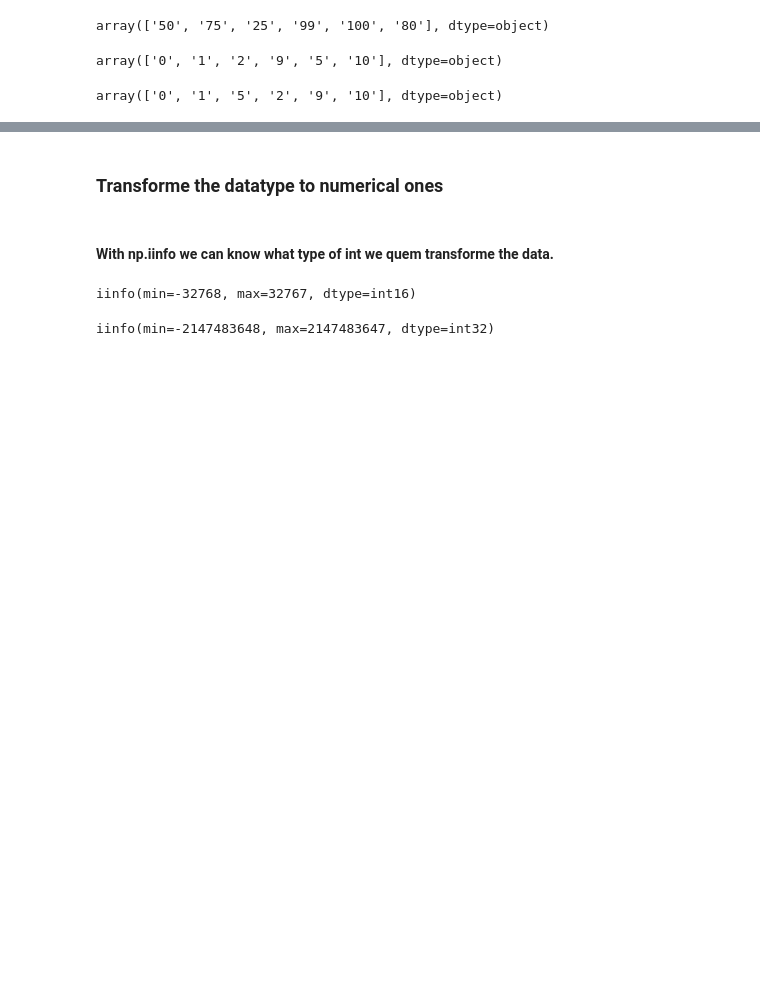
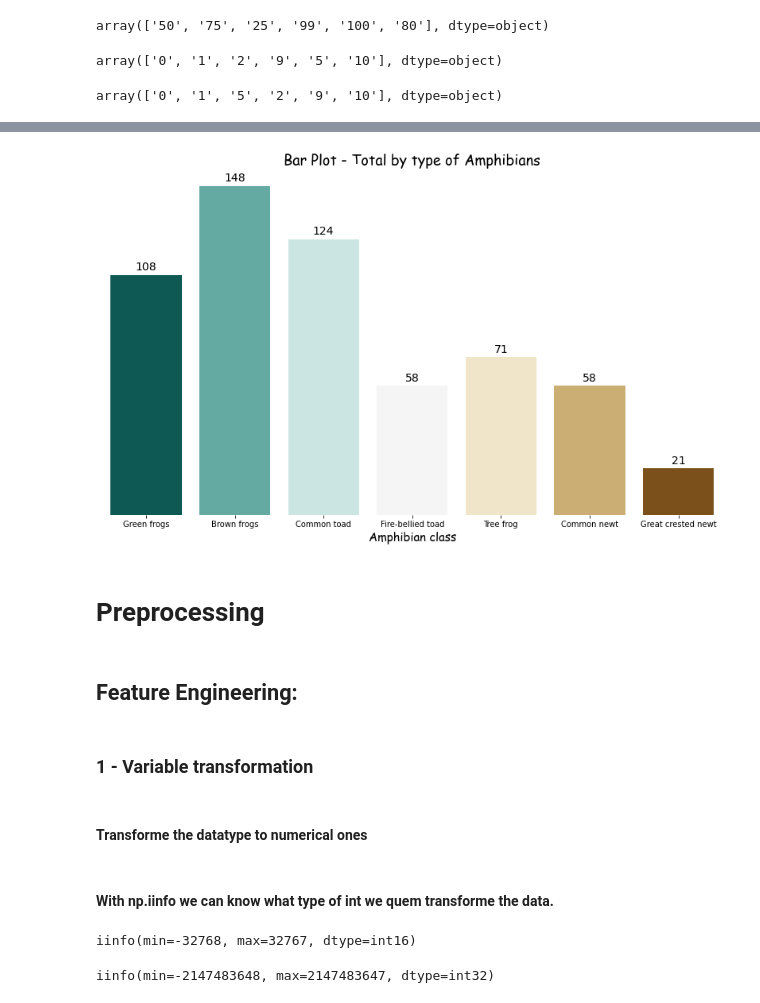
Before and after one commit to Renata-Thomazelli/amphibians, a Jupyter notebook: amphibians-Copy1.ipynb, the cells around one changed output, grey strips where cells are left out. Saved outputs shown, nothing was run; the diff lists cells and outputs as text; code cells hidden in the pictures; blank space fills up the shorter version.

```diff
--- a/amphibians-Copy1.ipynb
+++ b/amphibians-Copy1.ipynb
@@ -241,3 +241,7 @@ array(['0', '1', '2', '9', '5', '10'], dtype=object)
 df_tranf_heads.BR.unique()
 # %% [output]
 array(['0', '1', '5', '2', '9', '10'], dtype=object)
+# %%
+#OK much of then are our target label, let's identify then.
+classification_target = type_and_column.T.filter(like="Label")
+classification_target
@@ -243,0 +251,3 @@ array(['0', '1', '5', '2', '9', '10'], dtype=object)
+# %%
+classification_target_list = classification_target.iloc[0].to_list()
+classification_target_list
@@ -243,0 +262,14 @@ array(['0', '1', '5', '2', '9', '10'], dtype=object)
+# %%
+#At these columns we just have 0 and 1s. Let's transforme to another data type.
+df_tranf_heads[classification_target_list]=df_tranf_heads[classification_target_list].astype("int8")
+# %%
+#Here we can see the labels we'll work in our Multilabel classification problema, and how much the are"
+amphibians_chart = (
+    df_tranf_heads[classification_target_list]
+    .sum()
+    .to_frame()
+    .rename(columns={0:'Total'})
+    .reset_index()
+    .rename(columns={0:"amphibian class"})
+)
+amphibians_chart
@@ -244,5 +285,36 @@ array(['0', '1', '5', '2', '9', '10'], dtype=object)
+# %%
+#Let's building a chart
+
+plt.figure(figsize=(14,8))
+ax = sns.barplot(data=amphibians_chart,x = "amphibian class", y = "Total", palette = ["#01665e","#5ab4ac","#c7eae5","#f5f5f5","#f6e8c3","#d8b365","#8c510a"])
+csfont = {'fontname':'Comic Sans MS'}
+ax.set_title("Bar Plot - Total by type of Amphibians", fontdict = {'fontsize':18}, **csfont)
+ax.set_xlabel("Amphibian class",fontdict = {'fontsize':15}, **csfont)
+ax.set_ylabel("Total", fontdict={'fontsize' : 15})
+ax.yaxis.set_visible(False)
+ax.spines['top'].set_visible(False)
+ax.spines['right'].set_visible(False)
+ax.spines['bottom'].set_visible(False)
+ax.spines['left'].set_visible(False)
+
+
+#Annotate the bars with value
+for p, v in zip(ax.patches, amphibians_chart['Total']):
+ height = p.get_height()
+ ax.text(p.get_x() + p.get_width() / 2, height + 1, v,
+ ha='center', va='bottom', fontdict = {'fontsize':14})
+plt.savefig("charts/Bar Plot by type of Amphibians.png",transparent = False,facecolor ="w",bbox_inches ="tight",pad_inches = 1,edgecolor ='w',orientation ='landscape', dpi=300)
+plt.show()
+# %% [output]
+[figure, added]
+# %% [markdown]
+# Preprocessing
+# %% [markdown]
+## Feature Engineering:
+# %% [markdown]
+### 1 - Variable transformation
 # %% [markdown]
-### Transforme the datatype to numerical ones
+#### Transforme the datatype to numerical ones
 # %% [markdown]
 #### With np.iinfo we can know what type of int we quem transforme the data.
 # %%
```
Also changed, not shown: parts of 7 cells of this notebook, 1 other file.
